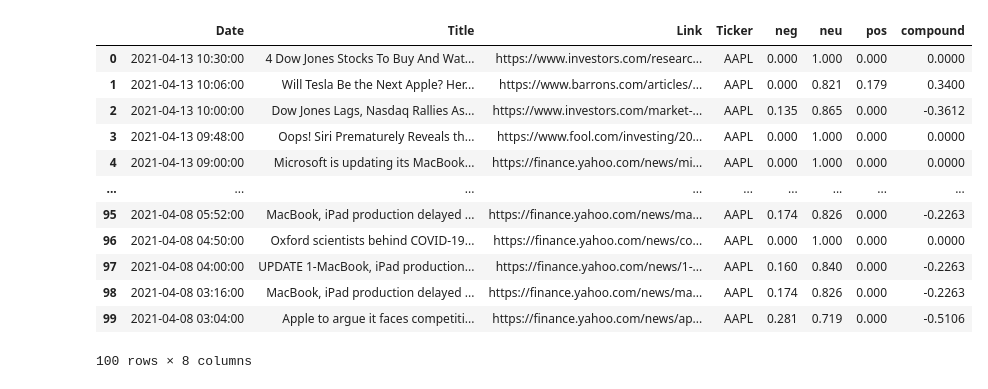
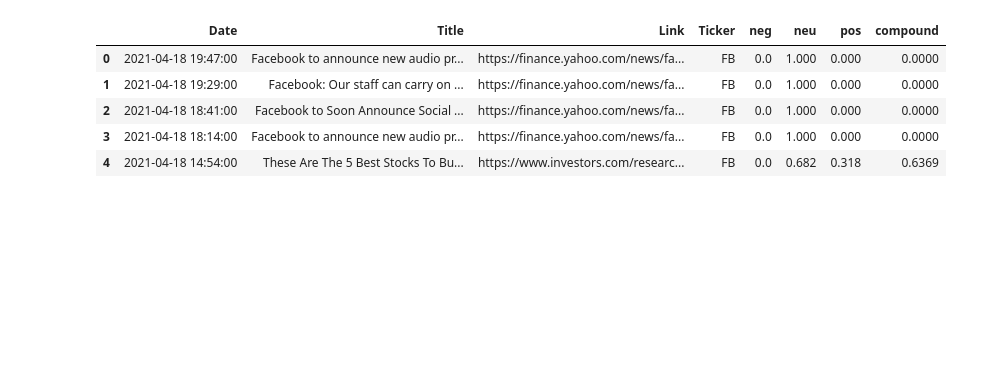
Before and after one commit to dbogatic/finviz-stock-screen, a Jupyter notebook: finviz_sentiment.ipynb, the cells around one changed output. Cells and saved outputs as stored; diff of their text form; code cells hidden in the pictures; blank space fills up the shorter version.

```diff
--- a/finviz_sentiment.ipynb
+++ b/finviz_sentiment.ipynb
@@ -14,5 +18,3 @@ from nltk.sentiment.vader import SentimentIntensityAnalyzer
 # %%
-# Input tickers you want to obtain news for
-ticker_one = 'AAPL'
-ticker_two = 'MSFT'
-ticker_three = 'NVDA'
+# Input ticker you want to obtain news for
+ticker = 'FB'
@@ -30,7 +21,11 @@ news_three = stock_three.TickerNews()
+# %%
+# Obtain news per ticker
+stock = finvizfinance(ticker)
+news = stock.TickerNews()
 # %%
-news_one['Ticker'] = ticker_one
-news_one.head()
-news_one['Date']= pd.to_datetime(news_one['Date'])
-news_one
+news['Ticker'] = ticker
+news.head()
+news['Date']= pd.to_datetime(news['Date'])
+news
 # %% [output]
 |  | Date | Title | Link | Ticker |
@@ -51,10 +46,10 @@ news_one
 vader = SentimentIntensityAnalyzer()
 
 # Iterate through the headlines and get the polarity scores using vader
-scores_one = news_one['Title'].apply(vader.polarity_scores).tolist()
+scores = news['Title'].apply(vader.polarity_scores).tolist()
 
 # Convert the 'scores' list of dicts into a DataFrame
-scores_one = pd.DataFrame(scores_one)
-scores_one.head()
+scores = pd.DataFrame(scores)
+scores.head()
 # %% [output]
 |  | neg | neu | pos | compound |
@@ -114,18 +61,10 @@ scores_three.head()
 # %%
-sentiment_one = pd.concat([news_one, scores_one], join='inner', axis=1)
-sentiment_one.head()
-sentiment_one
+sentiment = pd.concat([news, scores], join='inner', axis=1)
+sentiment.head()
 # %% [output]
 |  | Date | Title | Link | Ticker | neg | neu | pos | compound |
-| 0 | 2021-04-13 10:30:00 | 4 Dow Jones Stocks To Buy And Wat... | https://www.investors.com/researc... | AAPL | 0.000 | 1.000 | 0.000 | 0.0000 |
-| 1 | 2021-04-13 10:06:00 | Will Tesla Be the Next Apple? Her... | https://www.barrons.com/articles/... | AAPL | 0.000 | 0.821 | 0.179 | 0.3400 |
-| 2 | 2021-04-13 10:00:00 | Dow Jones Lags, Nasdaq Rallies As... | https://www.investors.com/market-... | AAPL | 0.135 | 0.865 | 0.000 | -0.3612 |
-| 3 | 2021-04-13 09:48:00 | Oops! Siri Prematurely Reveals th... | https://www.fool.com/investing/20... | AAPL | 0.000 | 1.000 | 0.000 | 0.0000 |
-| 4 | 2021-04-13 09:00:00 | Microsoft is updating its MacBook... | https://finance.yahoo.com/news/mi... | AAPL | 0.000 | 1.000 | 0.000 | 0.0000 |
-| ... | ... | ... | ... | ... | ... | ... | ... | ... |
-| 95 | 2021-04-08 05:52:00 | MacBook, iPad production delayed ... | https://finance.yahoo.com/news/ma... | AAPL | 0.174 | 0.826 | 0.000 | -0.2263 |
-| 96 | 2021-04-08 04:50:00 | Oxford scientists behind COVID-19... | https://finance.yahoo.com/news/co... | AAPL | 0.000 | 1.000 | 0.000 | 0.0000 |
-| 97 | 2021-04-08 04:00:00 | UPDATE 1-MacBook, iPad production... | https://finance.yahoo.com/news/1-... | AAPL | 0.160 | 0.840 | 0.000 | -0.2263 |
-| 98 | 2021-04-08 03:16:00 | MacBook, iPad production delayed ... | https://finance.yahoo.com/news/ma... | AAPL | 0.174 | 0.826 | 0.000 | -0.2263 |
-| 99 | 2021-04-08 03:04:00 | Apple to argue it faces competiti... | https://finance.yahoo.com/news/ap... | AAPL | 0.281 | 0.719 | 0.000 | -0.5106 |
+| 0 | 2021-04-18 19:47:00 | Facebook to announce new audio pr... | https://finance.yahoo.com/news/fa... | FB | 0.0 | 1.000 | 0.000 | 0.0000 |
+| 1 | 2021-04-18 19:29:00 | Facebook: Our staff can carry on ... | https://finance.yahoo.com/news/fa... | FB | 0.0 | 1.000 | 0.000 | 0.0000 |
+| 2 | 2021-04-18 18:41:00 | Facebook to Soon Announce Social ... | https://finance.yahoo.com/news/fa... | FB | 0.0 | 1.000 | 0.000 | 0.0000 |
+| 3 | 2021-04-18 18:14:00 | Facebook to announce new audio pr... | https://finance.yahoo.com/news/fa... | FB | 0.0 | 1.000 | 0.000 | 0.0000 |
+| 4 | 2021-04-18 14:54:00 | These Are The 5 Best Stocks To Bu... | https://www.investors.com/researc... | FB | 0.0 | 0.682 | 0.318 | 0.6369 |
-100 rows × 8 columns
```
Also changed, not shown: parts of 16 cells of this notebook, 19 other files.
